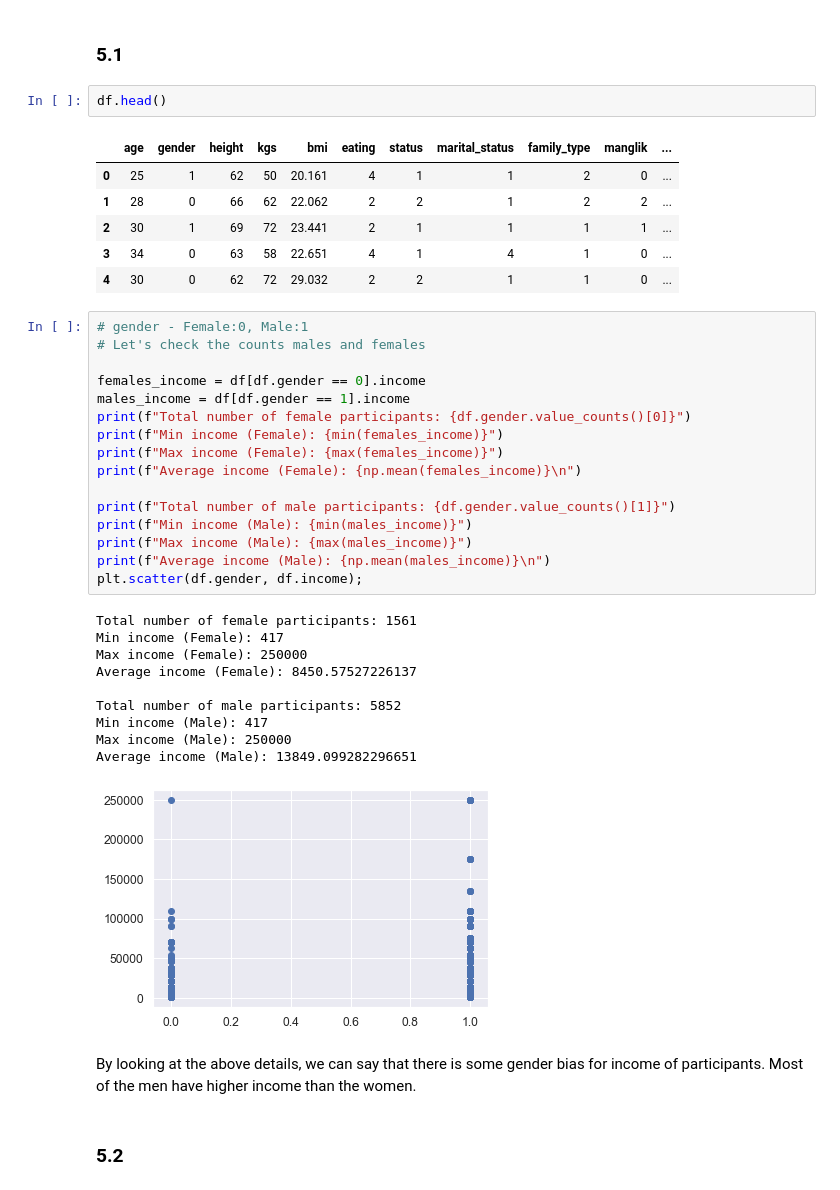
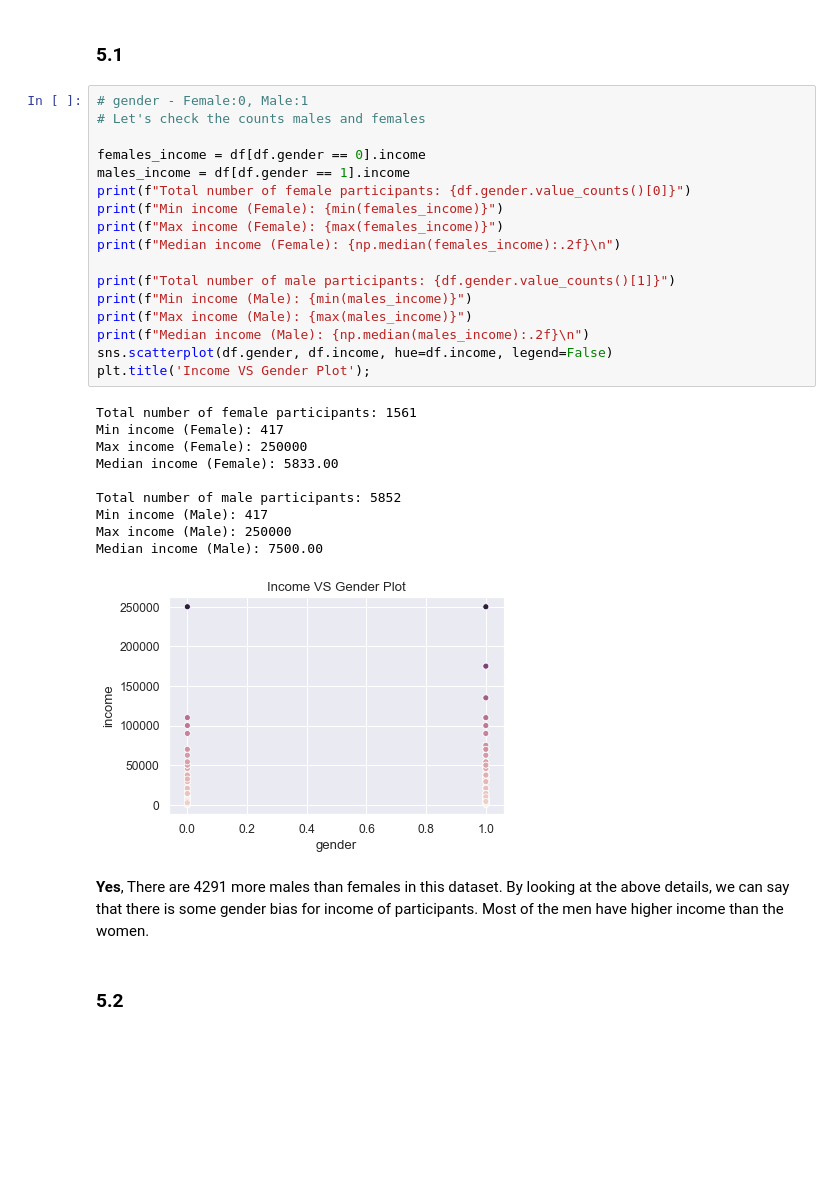
Before and after one commit to Wangsherpa/homework-1, a Jupyter notebook: ai1_c1_homework1_students.ipynb, the cells around one changed output. Saved outputs shown, nothing was run; the diff lists cells and outputs as text; blank space fills up the shorter version.

```diff
--- a/ai1_c1_homework1_students.ipynb
+++ b/ai1_c1_homework1_students.ipynb
@@ -740,44 +752,36 @@ Answer the below questions using plots & simple statistics
 ### Solutions
 # %% [markdown]
 ### 5.1
-# %%
-df.head()
-# %% [output]
-|  | age | gender | height | kgs | bmi | eating | status | marital_status | family_type | manglik | ... |
-| 0 | 25 | 1 | 62 | 50 | 20.161 | 4 | 1 | 1 | 2 | 0 | ... |
-| 1 | 28 | 0 | 66 | 62 | 22.062 | 2 | 2 | 1 | 2 | 2 | ... |
-| 2 | 30 | 1 | 69 | 72 | 23.441 | 2 | 1 | 1 | 1 | 1 | ... |
-| 3 | 34 | 0 | 63 | 58 | 22.651 | 4 | 1 | 4 | 1 | 0 | ... |
-| 4 | 30 | 0 | 62 | 72 | 29.032 | 2 | 2 | 1 | 1 | 0 | ... |
 # %%
 # gender - Female:0, Male:1
 # Let's check the counts males and females
 
 females_income = df[df.gender == 0].income
 males_income = df[df.gender == 1].income
 print(f"Total number of female participants: {df.gender.value_counts()[0]}")
 print(f"Min income (Female): {min(females_income)}")
 print(f"Max income (Female): {max(females_income)}")
-print(f"Average income (Female): {np.mean(females_income)}\n")
+print(f"Median income (Female): {np.median(females_income):.2f}\n")
 
 print(f"Total number of male participants: {df.gender.value_counts()[1]}")
 print(f"Min income (Male): {min(males_income)}")
 print(f"Max income (Male): {max(males_income)}")
-print(f"Average income (Male): {np.mean(males_income)}\n")
-plt.scatter(df.gender, df.income);
+print(f"Median income (Male): {np.median(males_income):.2f}\n")
+sns.scatterplot(df.gender, df.income, hue=df.income, legend=False)
+plt.title('Income VS Gender Plot');
 # %% [output]
 Total number of female participants: 1561
 Min income (Female): 417
 Max income (Female): 250000
-Average income (Female): 8450.57527226137
+Median income (Female): 5833.00
 
 Total number of male participants: 5852
 Min income (Male): 417
 Max income (Male): 250000
-Average income (Male): 13849.099282296651
+Median income (Male): 7500.00
-[figure, old version]
+[figure, new version]
 # %% [markdown]
-By looking at the above details, we can say that there is some gender bias for income of participants. Most of the men have higher income than the women.
+**Yes**, There are 4291 more males than females in this dataset. By looking at the above details, we can say that there is some gender bias for income of participants. Most of the men have higher income than the women.
 # %% [markdown]
 ### 5.2
 # %%
```
Also changed, not shown: parts of 21 cells of this notebook.
